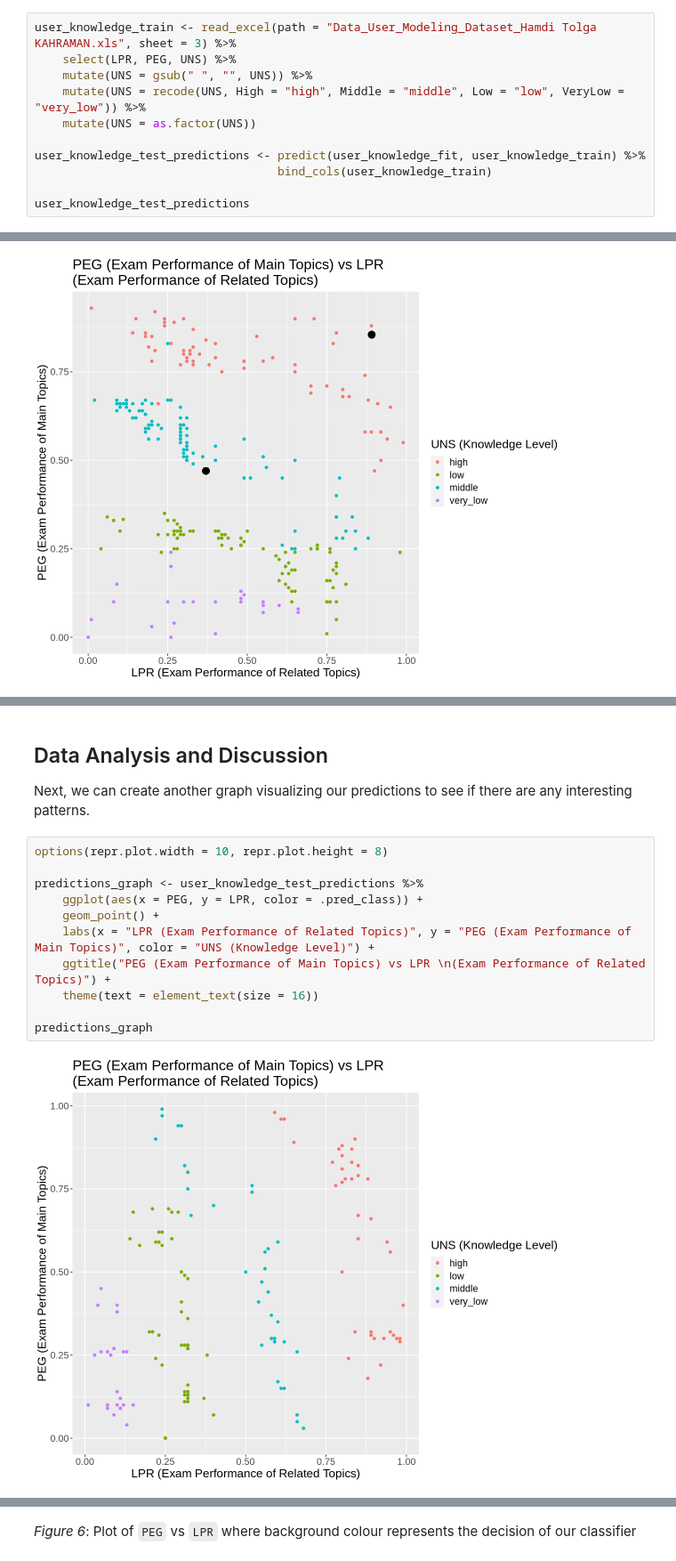
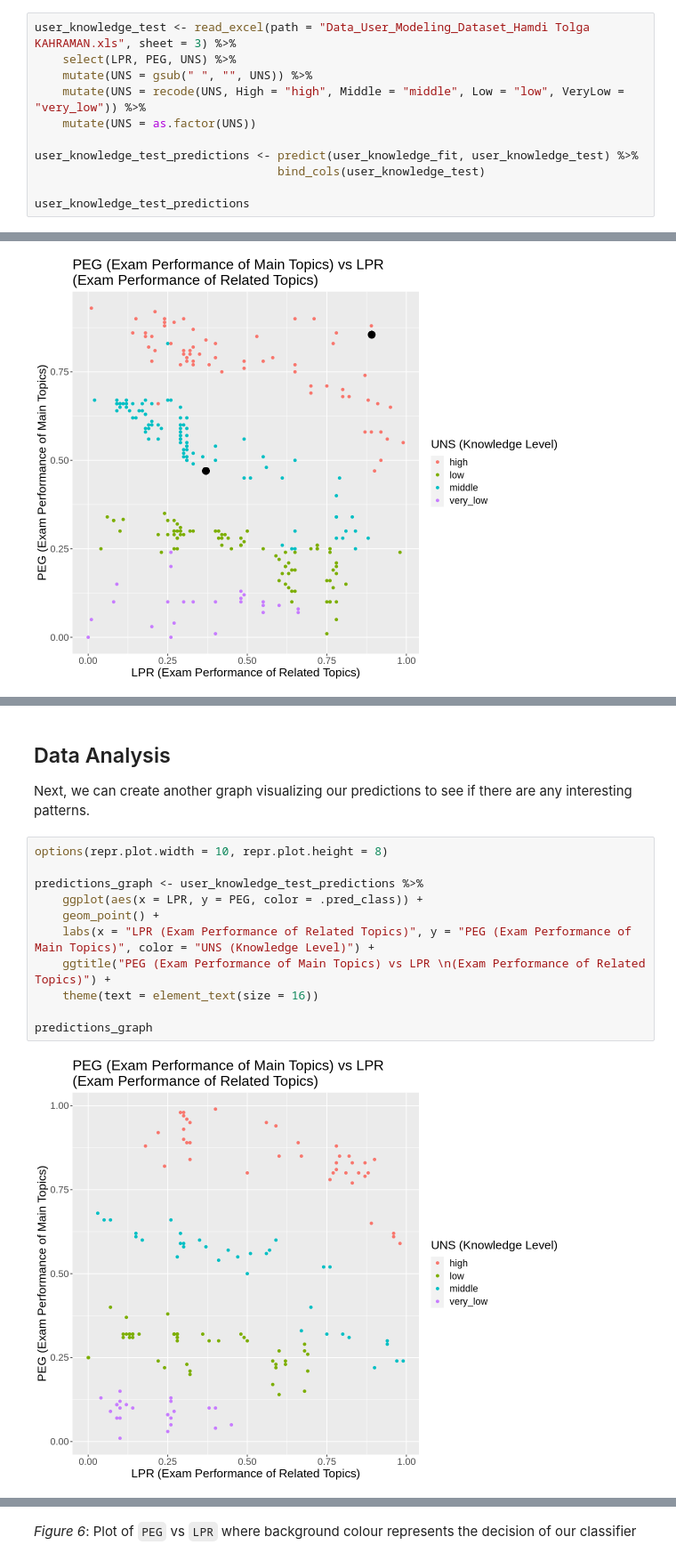
Before and after one commit to Wills-Hao/DSCI-100-project, a Jupyter notebook: group_project_final.ipynb, the cells around one changed output, grey strips where cells are left out. Shown at 89% size. Cells and saved outputs as stored; diff of their text form.

```diff
--- a/group_project_final.ipynb
+++ b/group_project_final.ipynb
@@ -444,14 +467,14 @@ Best k: 5
 # %% [markdown]
 To evaluate the estimated accuracy of our classifier on the test set, we use the `predict` and `bind_cols` functions. We can compare the .pred_class column (which contains the predictions from our classifier) with the `UNS` column (which contains the true values).
 # %%
-user_knowledge_train <- read_excel(path = "Data_User_Modeling_Dataset_Hamdi Tolga KAHRAMAN.xls", sheet = 3) %>%
+user_knowledge_test <- read_excel(path = "Data_User_Modeling_Dataset_Hamdi Tolga KAHRAMAN.xls", sheet = 3) %>%
     select(LPR, PEG, UNS) %>%
     mutate(UNS = gsub(" ", "", UNS)) %>%
     mutate(UNS = recode(UNS, High = "high", Middle = "middle", Low = "low", VeryLow = "very_low")) %>%
     mutate(UNS = as.factor(UNS))
 
-user_knowledge_test_predictions <- predict(user_knowledge_fit, user_knowledge_train) %>%
-                                   bind_cols(user_knowledge_train)
+user_knowledge_test_predictions <- predict(user_knowledge_fit, user_knowledge_test) %>%
+                                   bind_cols(user_knowledge_test)
 
 user_knowledge_test_predictions
 # %% [output]
@@ -558,18 +581,18 @@ We can see that the point representing an average student is relatively close to
 # %% [markdown]
-## Data Analysis and Discussion
+## Data Analysis
 
 Next, we can create another graph visualizing our predictions to see if there are any interesting patterns.
 # %%
 options(repr.plot.width = 10, repr.plot.height = 8)
 
 predictions_graph <- user_knowledge_test_predictions %>%
-    ggplot(aes(x = PEG, y = LPR, color = .pred_class)) +
+    ggplot(aes(x = LPR, y = PEG, color = .pred_class)) +
     geom_point() +
     labs(x = "LPR (Exam Performance of Related Topics)", y = "PEG (Exam Performance of Main Topics)", color = "UNS (Knowledge Level)") +
     ggtitle("PEG (Exam Performance of Main Topics) vs LPR \n(Exam Performance of Related Topics)") +
     theme(text = element_text(size = 16))
 
 predictions_graph
 # %% [output]
-[figure, old version]
+[figure, new version]
 # %% [markdown]
```
Also changed, not shown: parts of 27 cells of this notebook.
